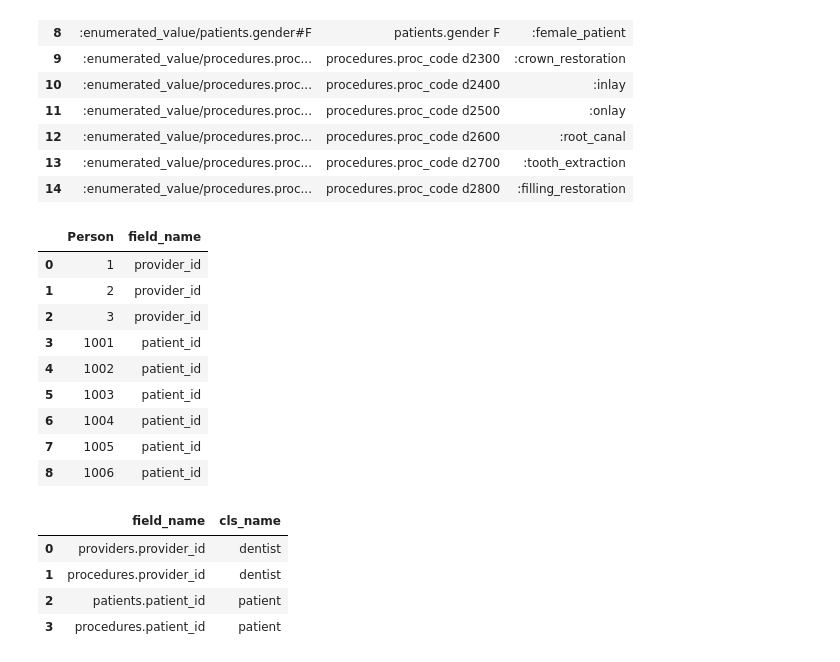
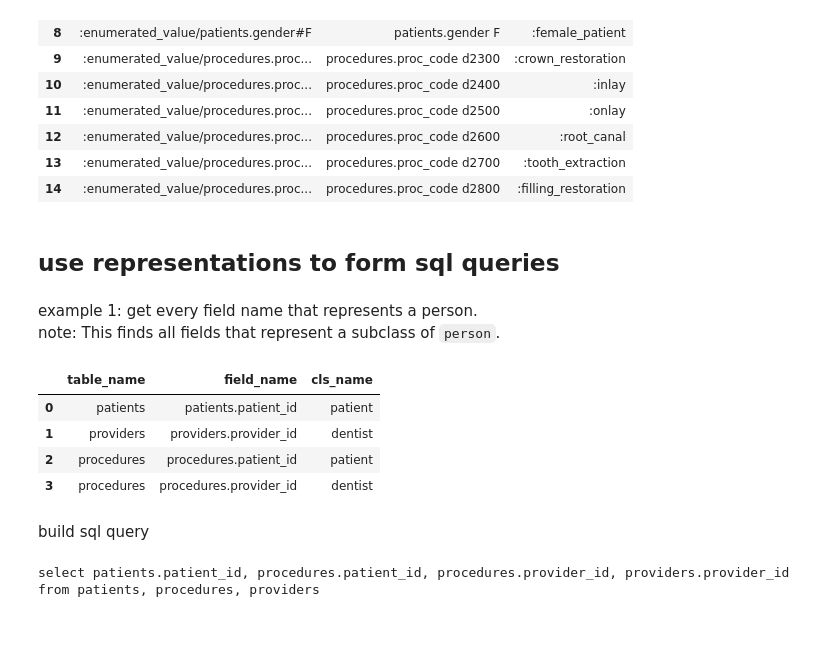
Before and after one commit to wdduncan/test-data-field-punning, a Jupyter notebook: notebooks/schema_demo.ipynb, the cells around one changed output. Cells and saved outputs as stored; diff of their text form; code cells hidden in the pictures; blank space fills up the shorter version.

```diff
--- a/notebooks/schema_demo.ipynb
+++ b/notebooks/schema_demo.ipynb
@@ -255,42 +255,52 @@ sparql_query_to_df(q, g)
 | 12 | :enumerated_value/procedures.proc... | procedures.proc_code d2600 | :root_canal |
 | 13 | :enumerated_value/procedures.proc... | procedures.proc_code d2700 | :tooth_extraction |
 | 14 | :enumerated_value/procedures.proc... | procedures.proc_code d2800 | :filling_restoration |
-# %%
-q = """
-select patients.patient_id as Person, 'patient_id' as field_name from patients
-union
-select providers.provider_id as Person, 'provider_id' as field_name from providers
-"""
-pysqldf(q)
-# %% [output]
-|  | Person | field_name |
-| 0 | 1 | provider_id |
-| 1 | 2 | provider_id |
-| 2 | 3 | provider_id |
-| 3 | 1001 | patient_id |
-| 4 | 1002 | patient_id |
-| 5 | 1003 | patient_id |
-| 6 | 1004 | patient_id |
-| 7 | 1005 | patient_id |
-| 8 | 1006 | patient_id |
+# %% [markdown]
+## use representations to form sql queries
+# %% [markdown]
+example 1: get every field name that represents a person.
+note: This finds all fields that represent a subclass of `person`.
 # %%
 q = """
 prefix : <https://data-field-punning.owl/>
-select distinct ?field_name ?cls_name where {
+select distinct ?table_name ?field_name ?cls_name where {
     ?cls rdfs:subClassOf :person;
          rdfs:label ?cls_label .
 
     ?field a :field;
         :represents ?cls;
-        rdfs:label ?field_name .
+        rdfs:label ?field_name;
+        :member_of [a :table; rdfs:label ?table_name] .
+
     bind(replace(?cls_label, " ", "_") as ?cls_name)
 }
 """
-sparql_query_to_df(q, g)
+field_df = sparql_query_to_df(q, g)
+field_df
 # %% [output]
-|  | field_name | cls_name |
-| 0 | providers.provider_id | dentist |
-| 1 | procedures.provider_id | dentist |
-| 2 | patients.patient_id | patient |
-| 3 | procedures.patient_id | patient |
+|  | table_name | field_name | cls_name |
+| 0 | patients | patients.patient_id | patient |
+| 1 | providers | providers.provider_id | dentist |
+| 2 | procedures | procedures.patient_id | patient |
+| 3 | procedures | procedures.provider_id | dentist |
+# %% [markdown]
+build sql query
+# %%
+schema_dict = {
+    'field_names': [],
+    'table_names': [],
+    'type_matches': []
+}
+
+for group in field_df.groupby('table_name'):
+    group_table = group[0]
+    group_df = group[1]
+    schema_dict['field_names'].extend(list(group_df['field_name']))
+    schema_dict['table_names'].append(group_table)
+
+print('select', ', '.join(schema_dict['field_names']))
+print('from',  ', '.join(schema_dict['table_names']))
+# %% [output]
+select patients.patient_id, procedures.patient_id, procedures.provider_id, providers.provider_id
+from patients, procedures, providers
 # %%
```
Also changed, not shown: parts of 7 cells of this notebook.
